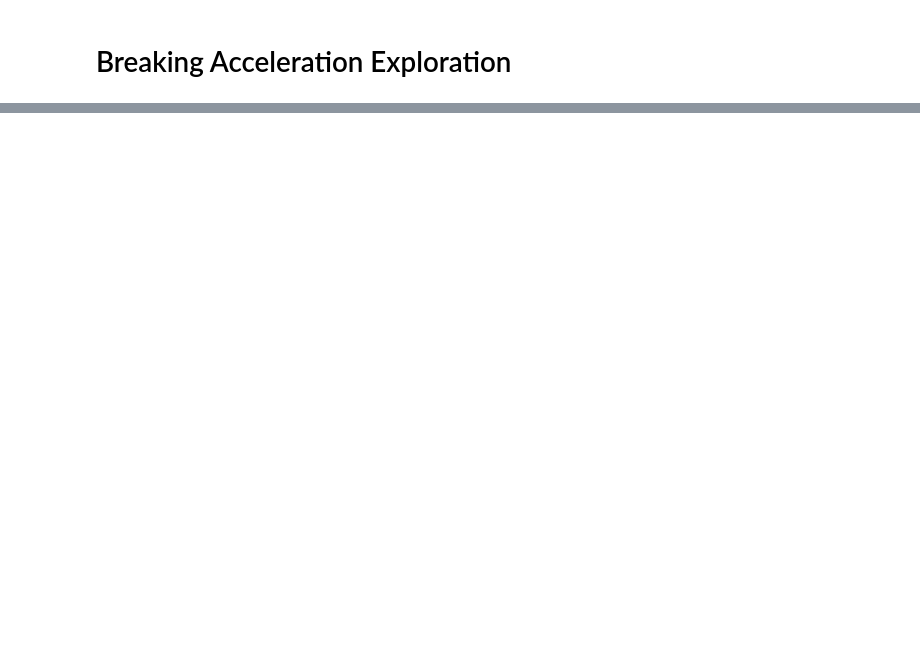
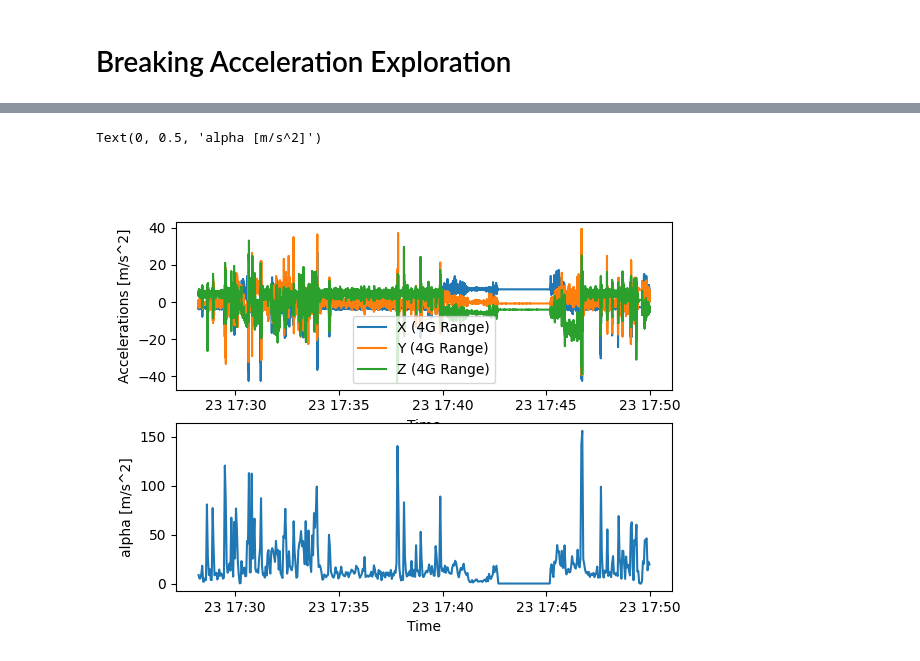
Before and after one commit to SASlabgroup/DUNEXMainExp, a Jupyter notebook: analysis/Breaker_Accel_exploration.ipynb, the cells around one changed output, grey strips where cells are left out. Drawn from its saved outputs; the diff is of its cells as text; code cells hidden in the pictures; blank space fills up the shorter version.

```diff
--- a/analysis/Breaker_Accel_exploration.ipynb
+++ b/analysis/Breaker_Accel_exploration.ipynb
@@ -41,0 +175,63 @@ ax.pcolor(t_accel_x_40, f_accel_x_40, Sxx_accel_x_40)
+# %%
+from scipy import fft
+
+# Get Data set from mission 53 due to better notes on when in breaking
+mission_nc_path = '../microSWIFT_data/mission_53/mission_53.nc'
+mission_dataset = nc.Dataset(mission_nc_path, mode='r')
+
+# Define Accelerations
+accel_time = mission_dataset['microSWIFT_44']['IMU']['time']
+accel_x = mission_dataset['microSWIFT_44']['IMU']['accel_x']
+accel_y = mission_dataset['microSWIFT_44']['IMU']['accel_y']
+accel_z = mission_dataset['microSWIFT_44']['IMU']['accel_z']
+
+# Sort Data into short windows of 32 samples
+samples_per_window = 32 # This value is chosen from the Brown 2018 paper
+imu_sampling_freq = 12 # Units are Hz
+time_per_window = sample_per_window * (1/imu_sampling_freq) # Time per each window
+num_samples = len(accel_x)
+num_windows = int(num_samples/sample_per_window)
+num_samples_to_use = int(num_windows * sample_per_window)
+# Reshape the python array to be windowed
+accel_time_windowed = accel_time[:num_samples_to_use].reshape(samples_per_window, num_windows, order='F')
+accel_x_windowed = accel_x[:num_samples_to_use].reshape(samples_per_window, num_windows, order='F')
+accel_y_windowed = accel_y[:num_samples_to_use].reshape(samples_per_window, num_windows, order='F')
+accel_z_windowed = accel_z[:num_samples_to_use].reshape(samples_per_window, num_windows, order='F')
+
+# For each window - compute the variance and add together to get breaker index
+alpha = np.empty(num_windows)
+window_time = np.empty(num_windows)
+fft_freq = fft.fftshift(fft.fftfreq(samples_per_window, d=1/imu_sampling_freq))
+ind_freq_greater_than_2hz = np.argwhere(fft_freq > 2)
+
+# Compute Blackman Taper Window function
+blackman_window = np.blackman(samples_per_window)
+
+for n in np.arange(num_windows):
+    accel_x_t = np.sum(fft.fftshift(np.abs(fft.fft(1/(2*np.pi) * blackman_window * (accel_x_windowed[:,n] - np.mean(accel_x_windowed[:,n]) ))))[ind_freq_greater_than_2hz])
+    accel_y_t = np.sum(fft.fftshift(np.abs(fft.fft(1/(2*np.pi) * blackman_window * (accel_y_windowed[:,n] - np.mean(accel_y_windowed[:,n]) ))))[ind_freq_greater_than_2hz])
+    accel_z_t = np.sum(fft.fftshift(np.abs(fft.fft(1/(2*np.pi) * blackman_window * (accel_z_windowed[:,n] - np.mean(accel_z_windowed[:,n]) ))))[ind_freq_greater_than_2hz])
+    alpha[n] = accel_x_t + accel_y_t + accel_z_t
+    window_time[n] = np.mean(accel_time_windowed[:,n])
+
+# Convert Mean time values to datetimes
+window_time_datetime = cftime.num2pydate(window_time, units=mission_dataset['microSWIFT_44']['IMU']['time'].units, calendar=mission_dataset['microSWIFT_44']['IMU']['time'].calendar)
+accel_time_datetime = cftime.num2pydate(accel_time, units=mission_dataset['microSWIFT_44']['IMU']['time'].units, calendar=mission_dataset['microSWIFT_44']['IMU']['time'].calendar)
+
+# Plot Alpha Parameters
+fig_var, [ax1, ax2] = plt.subplots(2)
+# Plot Demeaned accelerations
+ax1.plot(accel_time_datetime, accel_x - np.mean(accel_x), label='X (4G Range)')
+ax1.plot(accel_time_datetime, accel_y - np.mean(accel_y), label='Y (4G Range)')
+ax1.plot(accel_time_datetime, accel_z - np.mean(accel_z), label='Z (4G Range)')
+ax1.set_ylabel('Accelerations [m/s^2]')
+ax1.legend()
+ax1.set_xlabel('Time')
+
+# Plot Alpha Parameter
+ax2.plot(window_time_datetime, alpha)
+ax2.set_xlabel('Time')
+ax2.set_ylabel('alpha [m/s^2]')
+# %% [output]
+Text(0, 0.5, 'alpha [m/s^2]')
+[figure, added]
```
Also changed, not shown: parts of 6 cells of this notebook, 1 other file.
